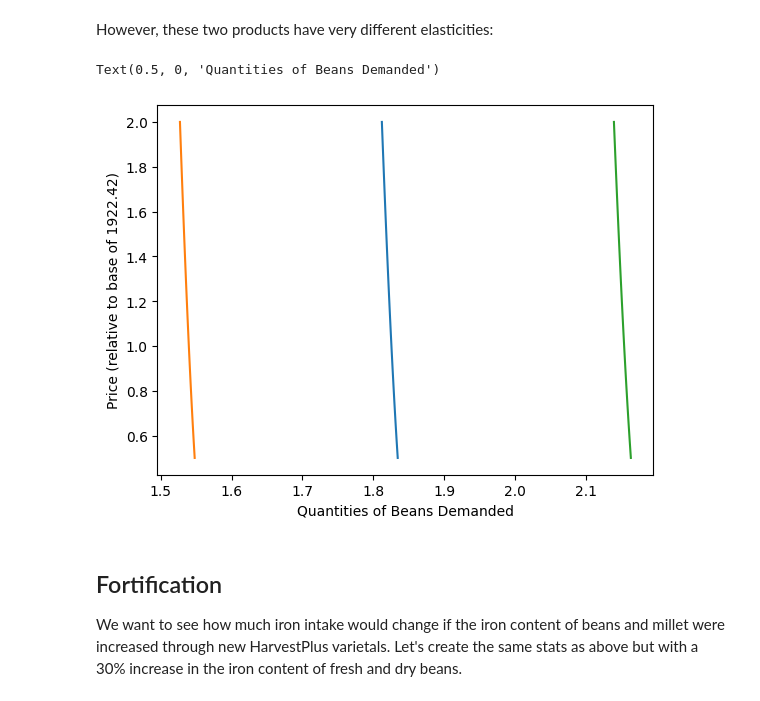
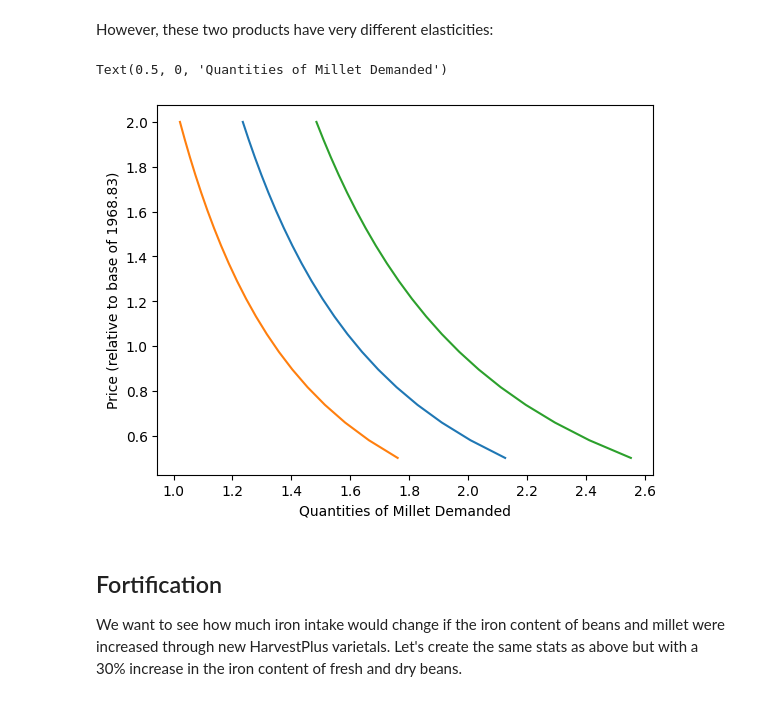
Before and after one commit to chrisgnicholas/team_Luther_Tweetan, a Jupyter notebook: CleanedUp.ipynb, the cells around one changed output. Drawn from its saved outputs; the diff is of its cells as text; code cells hidden in the pictures.

```diff
--- a/CleanedUp.ipynb
+++ b/CleanedUp.ipynb
@@ -173,36 +173,36 @@ pbar = pbar[result.beta.index] # Only use prices for goods we can estimate
 #Finally, define a function to change a single price in the vector $p$:
 def my_prices(p0,p=pbar,j='Millet'):
     """
     Change price of jth good to p0, holding other prices fixed.
     """
     p = p.copy()
     p.loc[j] = p0
     return p
 pbar
 
 
 import matplotlib.pyplot as plt
 %matplotlib inline
 
-use = 'Beans'  # Good we want demand curve for
+use = 'Millet'  # Good we want demand curve for
 
 # Vary prices from 50% to 200% of reference.
 scale = np.linspace(.5,2,20)
 
 # Demand for Beans for household at median budget
 plt.plot([result.demands(xref,my_prices(pbar[use]*s,pbar))[use] for s in scale],scale)
 
 # Demand for Beans for household at 25% percentile
 plt.plot([result.demands(xbar.quantile(0.25),my_prices(pbar[use]*s,pbar))[use] for s in scale],scale)
 
 # Demand for Beans for household at 75% percentile
 plt.plot([result.demands(xbar.quantile(0.75),my_prices(pbar[use]*s,pbar))[use] for s in scale],scale)
 
 plt.ylabel(f"Price (relative to base of {pbar[use]:.2f})")
 plt.xlabel(f"Quantities of {use} Demanded")
 # %% [output]
-Text(0.5, 0, 'Quantities of Beans Demanded')
+Text(0.5, 0, 'Quantities of Millet Demanded')
-[figure, old version]
+[figure, new version]
 # %% [markdown]
 ## Fortification
 
```
Also changed, not shown: 1 other file.
